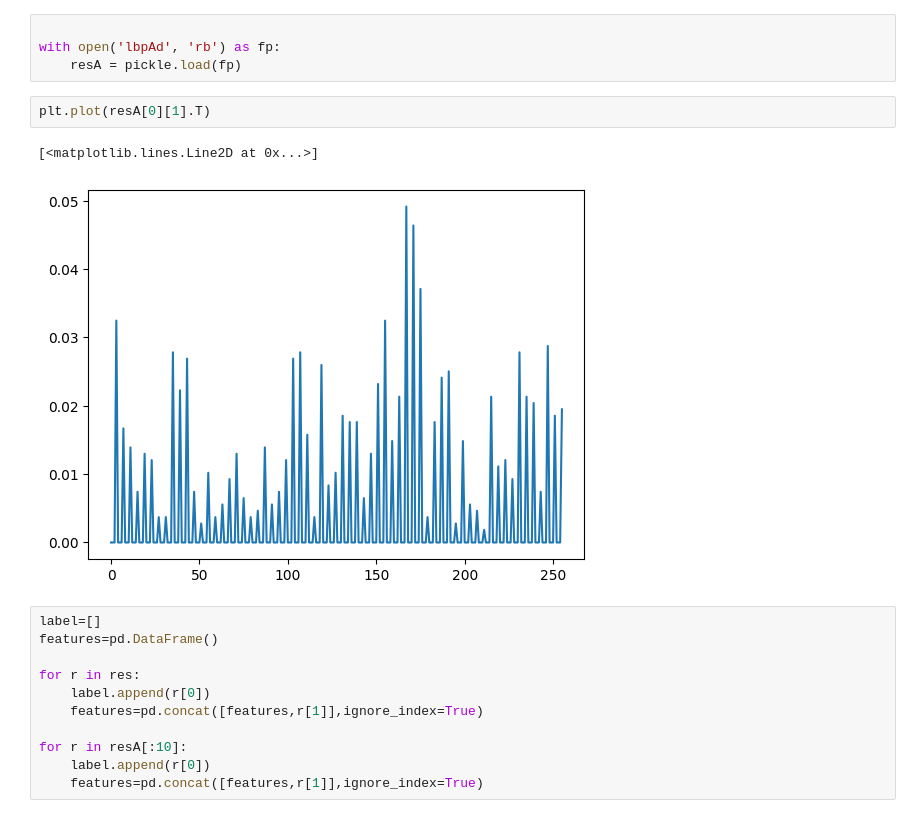
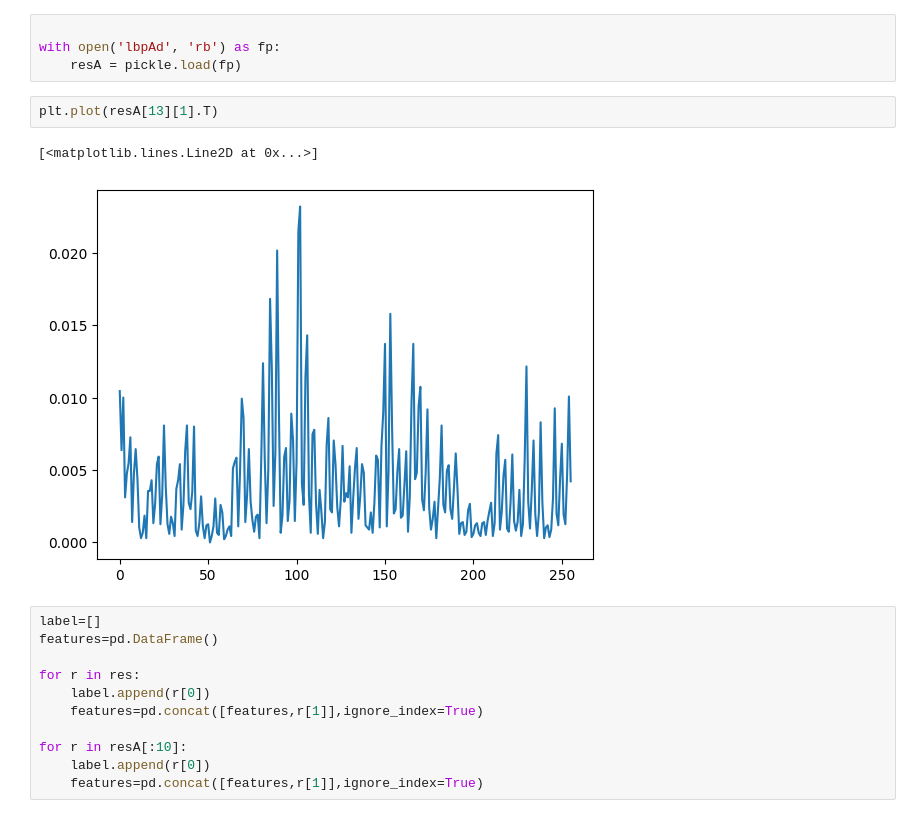
Before and after one commit to Adelaide-ReXIL/XV_prelim, a Jupyter notebook: Code/clinicalLBP.ipynb, the cells around one changed output. Drawn from its saved outputs; the diff is of its cells as text.

```diff
--- a/Code/clinicalLBP.ipynb
+++ b/Code/clinicalLBP.ipynb
@@ -370,10 +351,10 @@ weighted avg       0.56      0.75      0.64         4
 with open('lbpAd', 'rb') as fp:
     resA = pickle.load(fp)
 # %%
-plt.plot(resA[0][1].T)
+plt.plot(resA[13][1].T)
 # %% [output]
 [<matplotlib.lines.Line2D at 0x...>]
-[figure, old version]
+[figure, new version]
 # %%
 label=[]
 features=pd.DataFrame()
```
Also changed, not shown: parts of 9 cells of this notebook, 1 other file.
